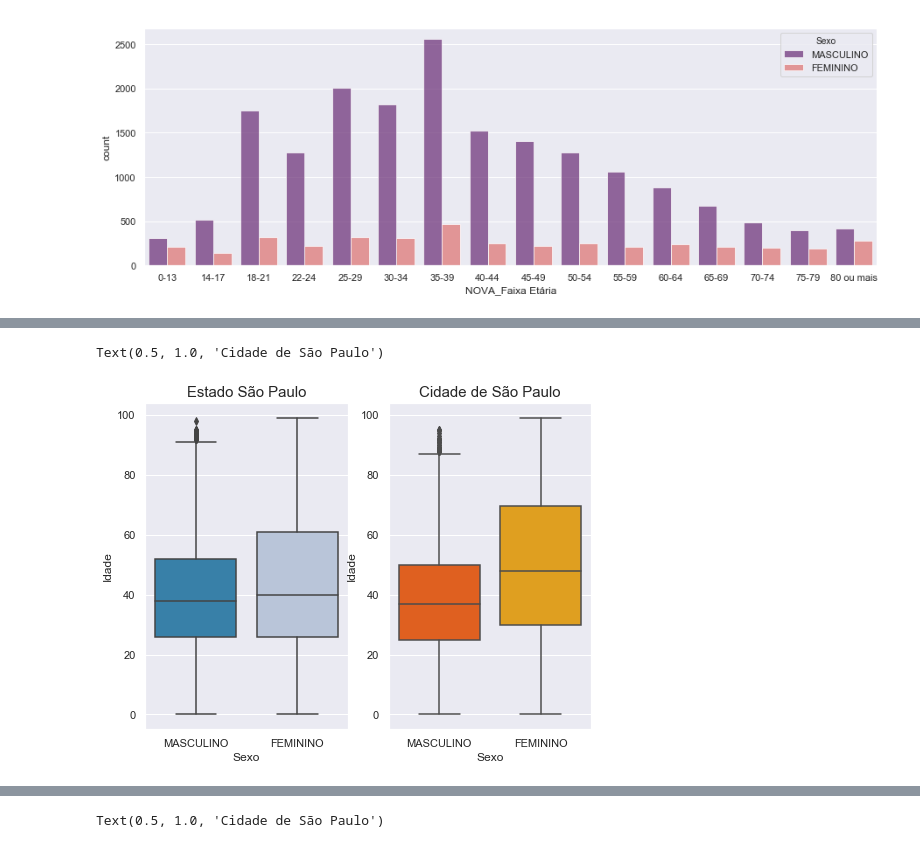
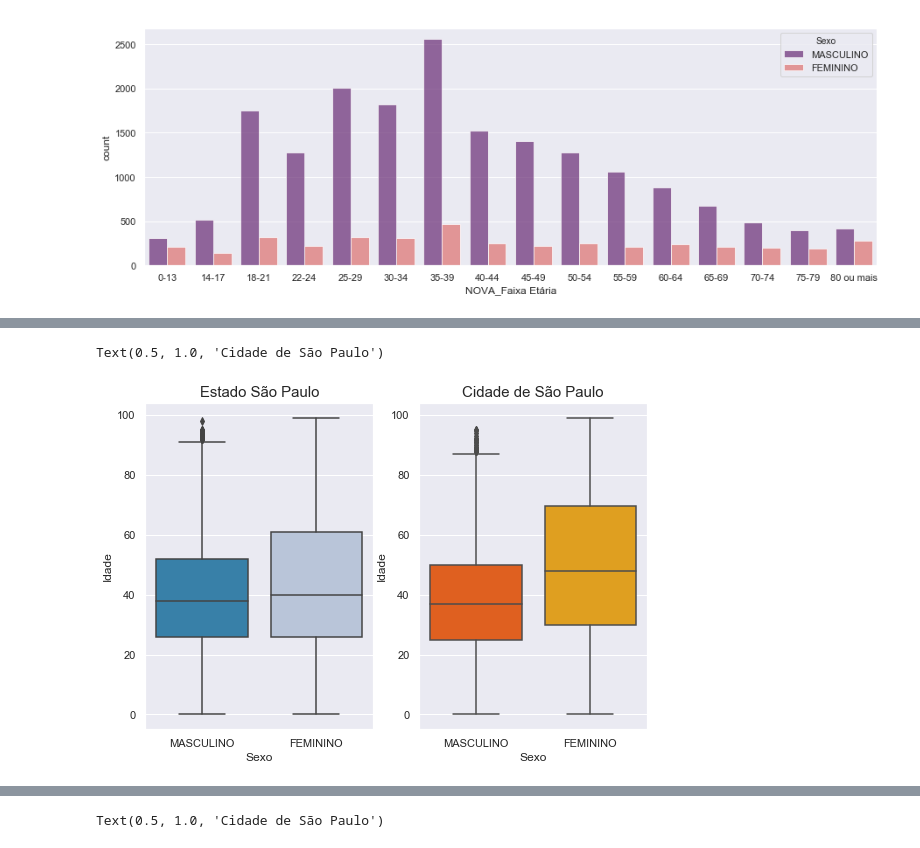
Before and after one commit to anabeatrizfig/Traffic-Accidents-INFOSIGA_S-o-Paulo-Brazil, a Jupyter notebook: INFOSIGA.ipynb, the cells around one changed output, grey strips where cells are left out. Cells and saved outputs as stored; diff of their text form; code cells hidden in the pictures.

```diff
--- a/INFOSIGA.ipynb
+++ b/INFOSIGA.ipynb
@@ -1472,19 +1492,19 @@ plt.legend()
 # %%
 #Boxplot da Idade em relação ao sexo
 # A média de idade das mulheres é um pouco maior na cidade de São Paulo do que a média do Estado; sendo que
 # na cidade de São Paulo, mediana dos 25% mais novo é em torno dos 25 para homens e 30 para mulheres
 
-dims = (8, 6)
+dims = (9, 6)
 
 fig, [ax1, ax2] = plt.subplots(1,2, figsize=dims)
 sns.boxplot(x='Sexo', y='Idade', data=base_all_3,  ax=ax1, palette='PuBu_r')
 sns.boxplot(x='Sexo', y='Idade', data=base_sp,  ax=ax2, palette='autumn')
 
 
 # sns.boxplot(x='Sexo', y='Idade', data=base_all_3,
 #            palette='magma')
 ax1.set_title('Estado São Paulo', size=titsz)
 ax2.set_title('Cidade de São Paulo', size=titsz)
 # %% [output]
 Text(0.5, 1.0, 'Cidade de São Paulo')
-[figure, old version]
+[figure, new version]
```
Also changed, not shown: parts of 38 cells of this notebook.
